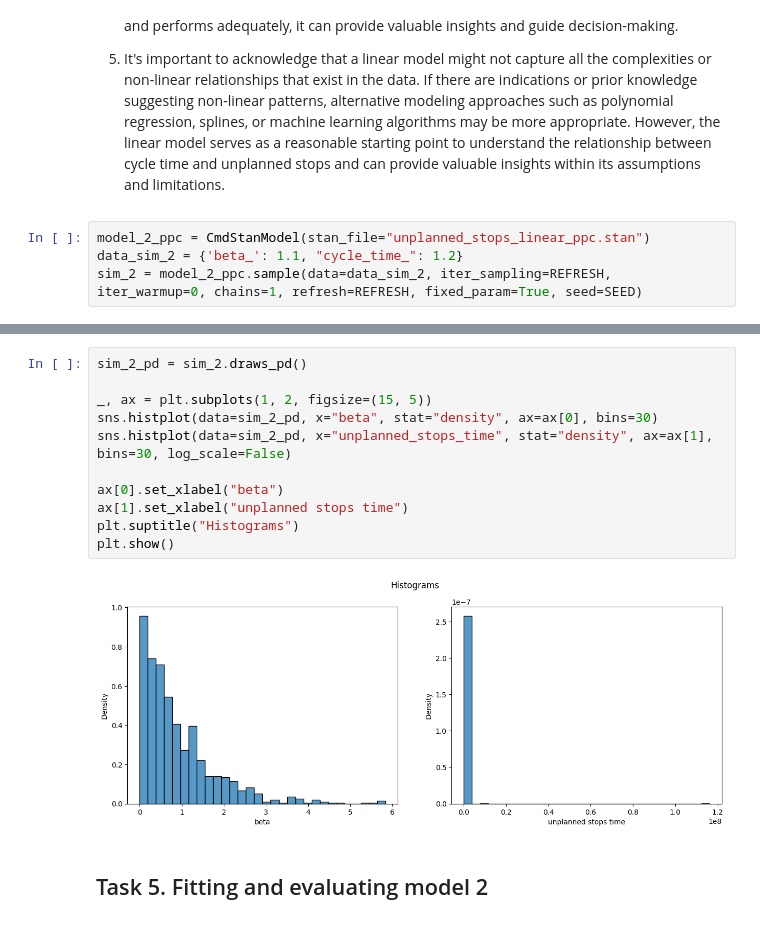
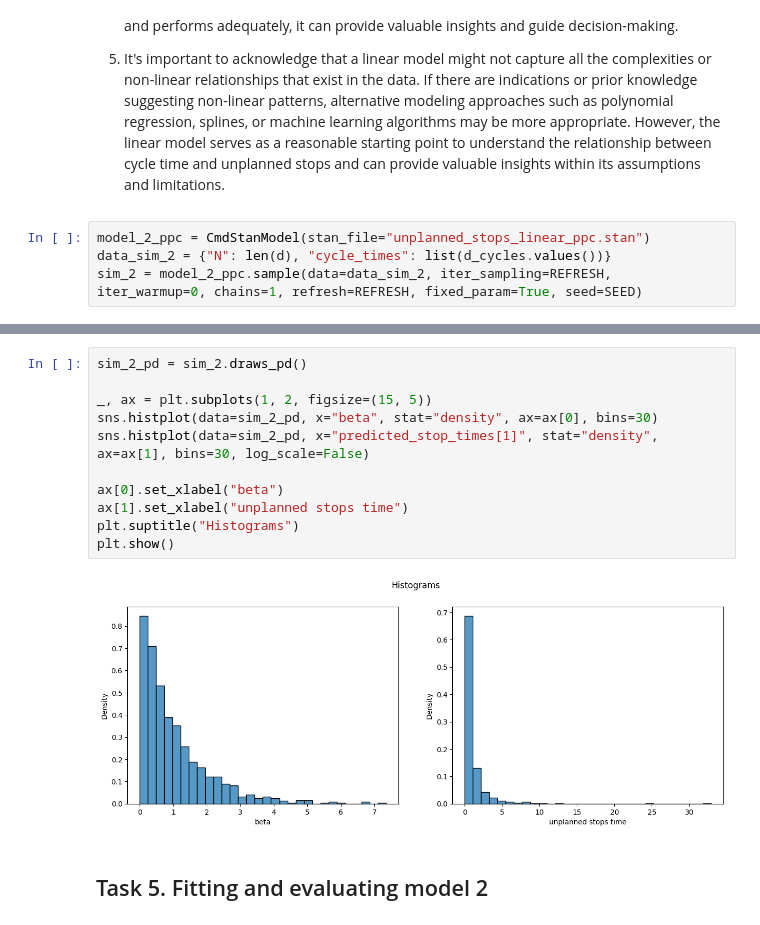
Before and after one commit to Artur-Mzyk/Data-Analytics, a Jupyter notebook: Project/review.ipynb, the cells around one changed output, grey strips where cells are left out. Saved outputs shown, nothing was run; the diff lists cells and outputs as text.

```diff
--- a/Project/review.ipynb
+++ b/Project/review.ipynb
@@ -384,6 +406,6 @@ Linear model was chosen to predict unplanned stops because it aligns with the as
 5. It's important to acknowledge that a linear model might not capture all the complexities or non-linear relationships that exist in the data. If there are indications or prior knowledge suggesting non-linear patterns, alternative modeling approaches such as polynomial regression, splines, or machine learning algorithms may be more appropriate. However, the linear model serves as a reasonable starting point to understand the relationship between cycle time and unplanned stops and can provide valuable insights within its assumptions and limitations.
 # %%
 model_2_ppc = CmdStanModel(stan_file="unplanned_stops_linear_ppc.stan")
-data_sim_2 = {'beta_': 1.1, "cycle_time_": 1.2}
+data_sim_2 = {"N": len(d), "cycle_times": list(d_cycles.values())}
 sim_2 = model_2_ppc.sample(data=data_sim_2, iter_sampling=REFRESH, iter_warmup=0, chains=1, refresh=REFRESH, fixed_param=True, seed=SEED)
 # %% [output]
@@ -395,16 +417,16 @@ chain 1 |██████████| 00:00 Sampling completed
 # %%
 sim_2_pd = sim_2.draws_pd()
 
 _, ax = plt.subplots(1, 2, figsize=(15, 5))
 sns.histplot(data=sim_2_pd, x="beta", stat="density", ax=ax[0], bins=30)
-sns.histplot(data=sim_2_pd, x="unplanned_stops_time", stat="density", ax=ax[1], bins=30, log_scale=False)
+sns.histplot(data=sim_2_pd, x="predicted_stop_times[1]", stat="density", ax=ax[1], bins=30, log_scale=False)
 
 ax[0].set_xlabel("beta")
 ax[1].set_xlabel("unplanned stops time")
 plt.suptitle("Histograms")
 plt.show()
 # %% [output]
-[figure, old version]
+[figure, new version]
 # %% [markdown]
 ## Task 5. Fitting and evaluating model 2
 # %%
```
Also changed, not shown: parts of 5 cells of this notebook, 1 other file.
